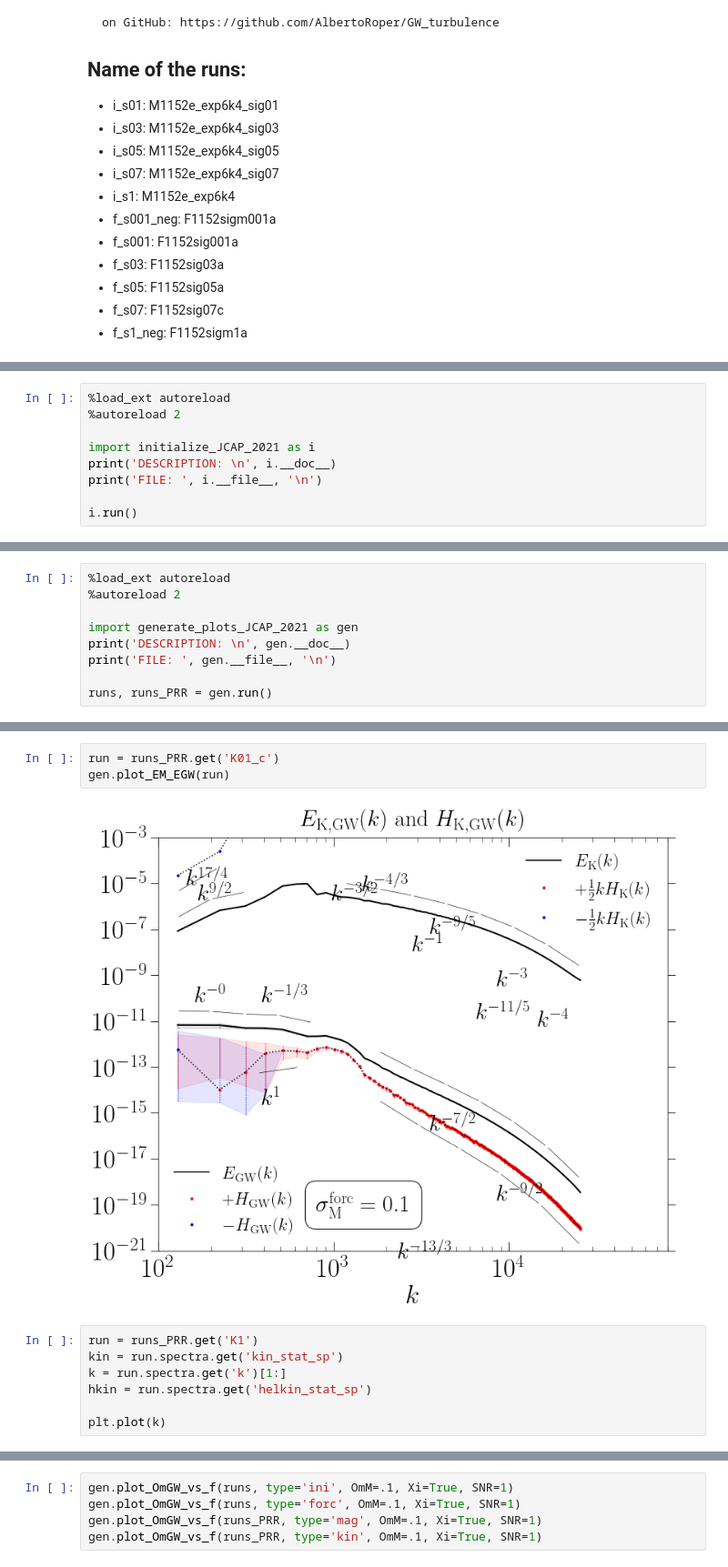
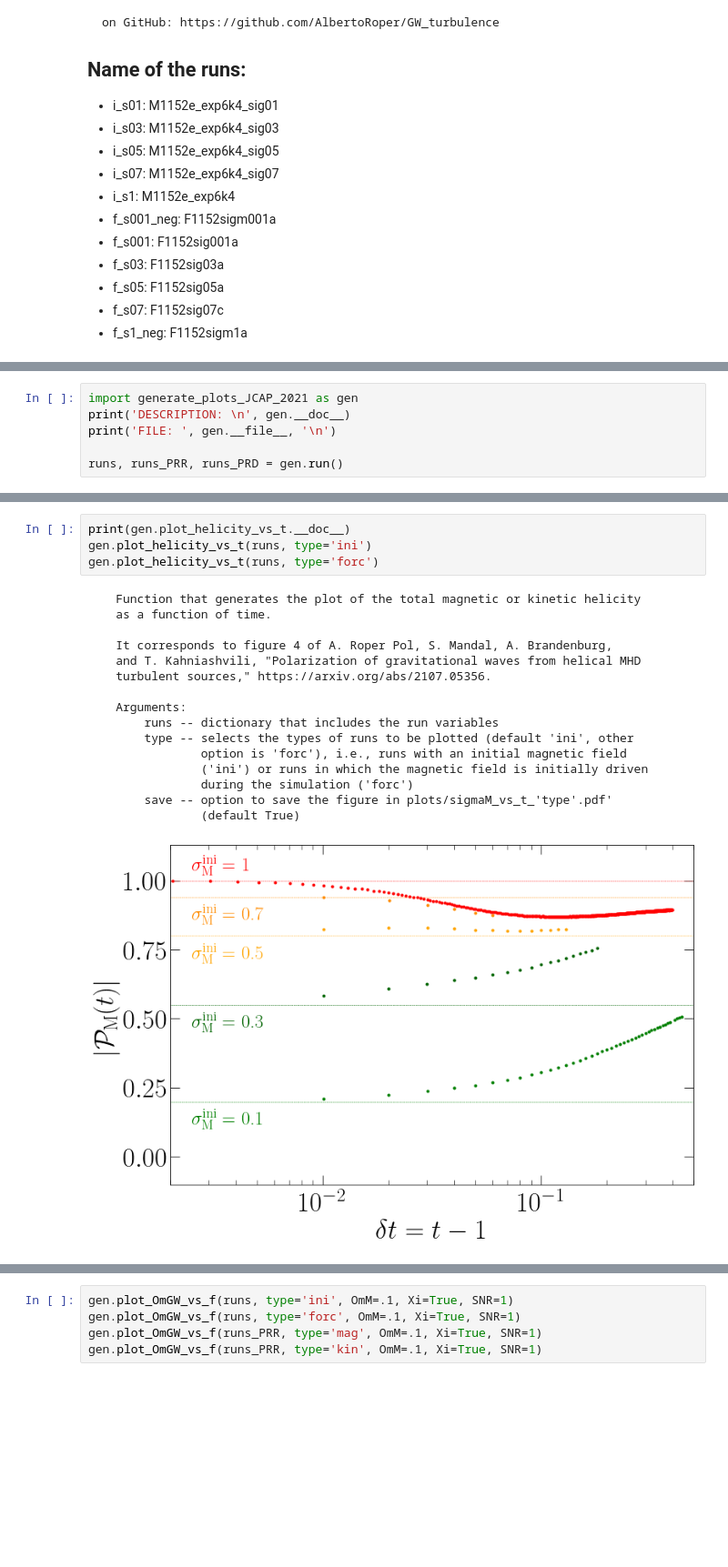
Before and after one commit to AlbertoRoper/GW_turbulence, a Jupyter notebook: JCAP_2107_05356/generate_plots_JCAP_2021.ipynb, the cells around one changed output, grey strips where cells are left out. Shown at 91% size. Cells and saved outputs as stored; diff of their text form; blank space fills up the shorter version.

Commit message:
updated with correct output of plots

```diff
--- a/JCAP_2107_05356/generate_plots_JCAP_2021.ipynb
+++ b/JCAP_2107_05356/generate_plots_JCAP_2021.ipynb
@@ -31,12 +59,9 @@
 # %%
-%load_ext autoreload
-%autoreload 2
+import generate_plots_JCAP_2021 as gen
+print('DESCRIPTION: \n', gen.__doc__)
+print('FILE: ', gen.__file__, '\n')
 
-import initialize_JCAP_2021 as i
-print('DESCRIPTION: \n', i.__doc__)
-print('FILE: ', i.__file__, '\n')
-
-i.run()
+runs, runs_PRR, runs_PRD = gen.run()
 # %% [output]
 DESCRIPTION:
 
@@ -93,9 +85,0 @@ cd ../JCAP_2107_05356/
-# %%
-%load_ext autoreload
-%autoreload 2
-
-import generate_plots_JCAP_2021 as gen
-print('DESCRIPTION: \n', gen.__doc__)
-print('FILE: ', gen.__file__, '\n')
-
-runs, runs_PRR = gen.run()
@@ -174,12 +161,21 @@ gen.plot_EM_EGW(run)
-# %%
-run = runs_PRR.get('K01_c')
-gen.plot_EM_EGW(run)
-# %% [output]
-[figure, removed]
-# %%
-run = runs_PRR.get('K1')
-kin = run.spectra.get('kin_stat_sp')
-k = run.spectra.get('k')[1:]
-hkin = run.spectra.get('helkin_stat_sp')
-
-plt.plot(k)
+# %%
+print(gen.plot_helicity_vs_t.__doc__)
+gen.plot_helicity_vs_t(runs, type='ini')
+gen.plot_helicity_vs_t(runs, type='forc')
+# %% [output]
+    Function that generates the plot of the total magnetic or kinetic helicity
+    as a function of time.
+
+    It corresponds to figure 4 of A. Roper Pol, S. Mandal, A. Brandenburg,
+    and T. Kahniashvili, "Polarization of gravitational waves from helical MHD
+    turbulent sources," https://arxiv.org/abs/2107.05356.
+
+    Arguments:
+        runs -- dictionary that includes the run variables
+        type -- selects the types of runs to be plotted (default 'ini', other
+                option is 'forc'), i.e., runs with an initial magnetic field
+                ('ini') or runs in which the magnetic field is initially driven
+                during the simulation ('forc')
+        save -- option to save the figure in plots/sigmaM_vs_t_'type'.pdf'
+                (default True)
+[figure, added]
```
Also changed, not shown: parts of 20 cells of this notebook.
